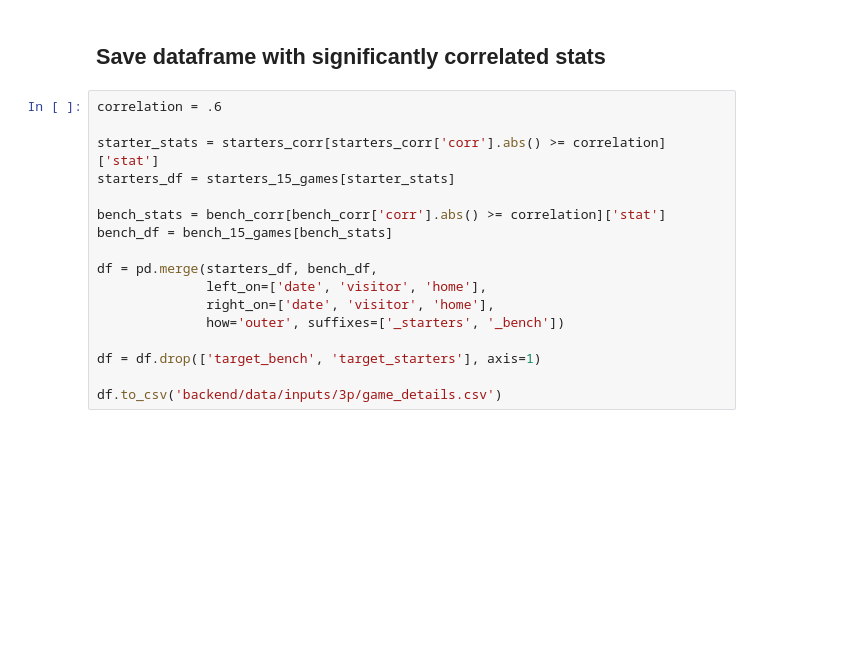
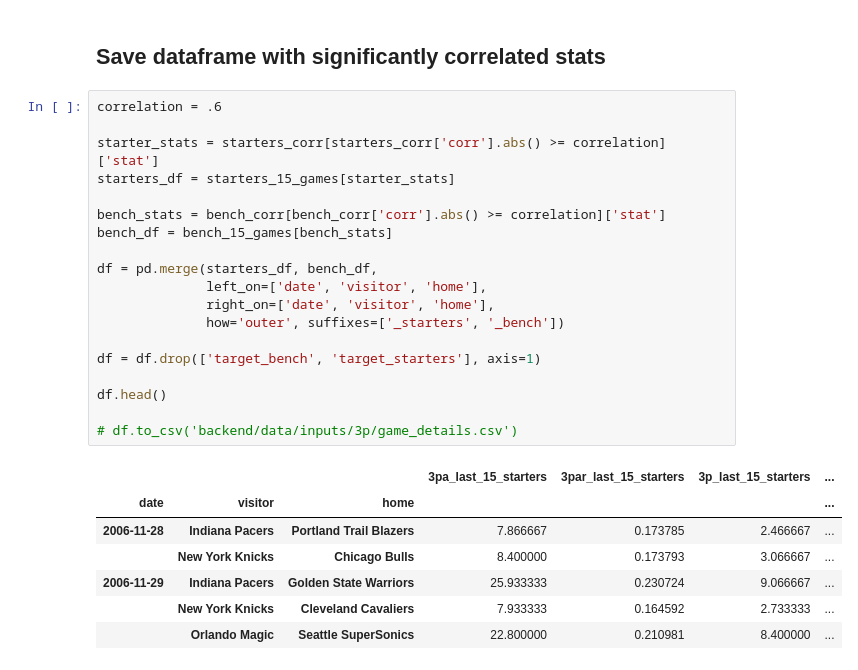
Before and after one commit to tylerengland25/NBA, a Jupyter notebook: backend/analysis/3p/game_details.ipynb, the cells around one changed output. Cells and saved outputs as stored; diff of their text form; blank space fills up the shorter version.

```diff
--- a/backend/analysis/3p/game_details.ipynb
+++ b/backend/analysis/3p/game_details.ipynb
@@ -538,17 +538,27 @@ corr_df.sort_values(['stat'], axis=0)
 # %%
 correlation = .6
 
 starter_stats = starters_corr[starters_corr['corr'].abs() >= correlation]['stat']
 starters_df = starters_15_games[starter_stats]
 
 bench_stats = bench_corr[bench_corr['corr'].abs() >= correlation]['stat']
 bench_df = bench_15_games[bench_stats]
 
 df = pd.merge(starters_df, bench_df,
               left_on=['date', 'visitor', 'home'],
               right_on=['date', 'visitor', 'home'],
               how='outer', suffixes=['_starters', '_bench'])
 
 df = df.drop(['target_bench', 'target_starters'], axis=1)
 
-df.to_csv('backend/data/inputs/3p/game_details.csv')
+df.head()
+
+# df.to_csv('backend/data/inputs/3p/game_details.csv')
+# %% [output]
+|  |  |  | 3pa_last_15_starters | 3par_last_15_starters | 3p_last_15_starters | ... |
+| date | visitor | home |  |  |  | ... |
+| 2006-11-28 | Indiana Pacers | Portland Trail Blazers | 7.866667 | 0.173785 | 2.466667 | ... |
+|  | New York Knicks | Chicago Bulls | 8.400000 | 0.173793 | 3.066667 | ... |
+| 2006-11-29 | Indiana Pacers | Golden State Warriors | 25.933333 | 0.230724 | 9.066667 | ... |
+|  | New York Knicks | Cleveland Cavaliers | 7.933333 | 0.164592 | 2.733333 | ... |
+|  | Orlando Magic | Seattle SuperSonics | 22.800000 | 0.210981 | 8.400000 | ... |
```
Also changed, not shown: parts of 10 cells of this notebook, 6 other files.
